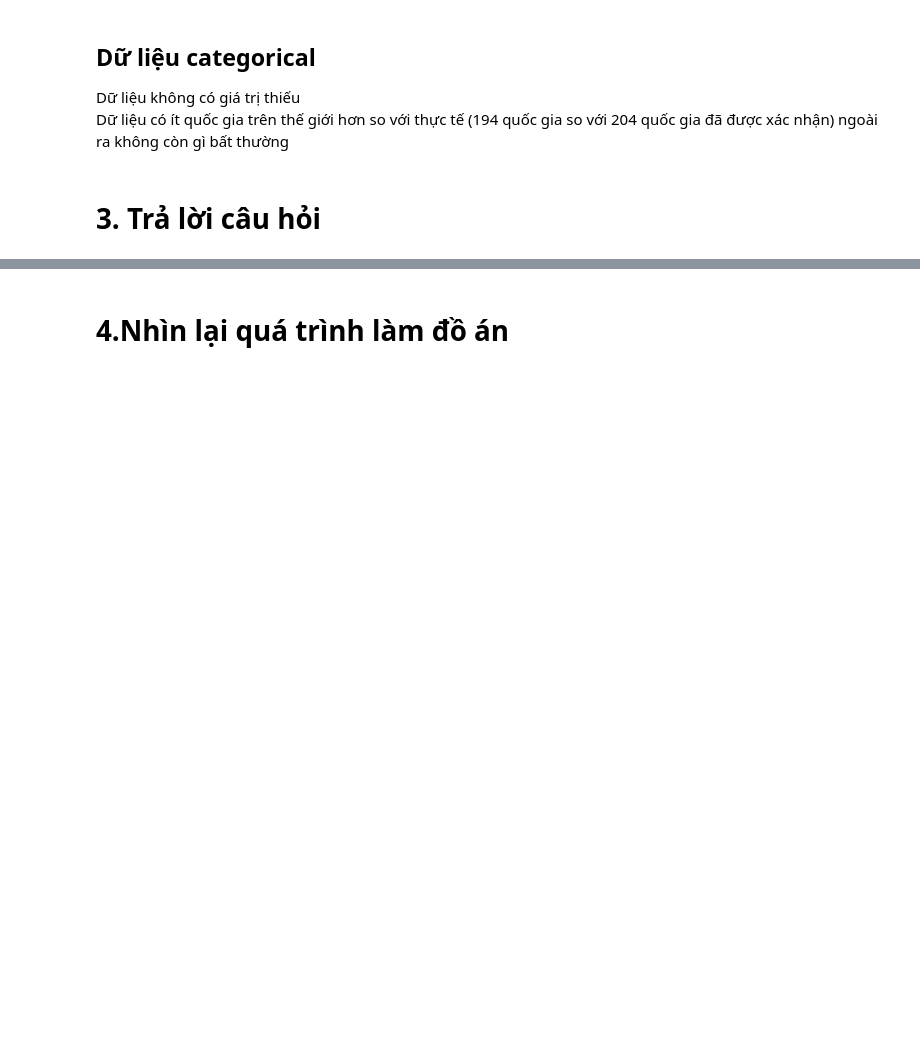
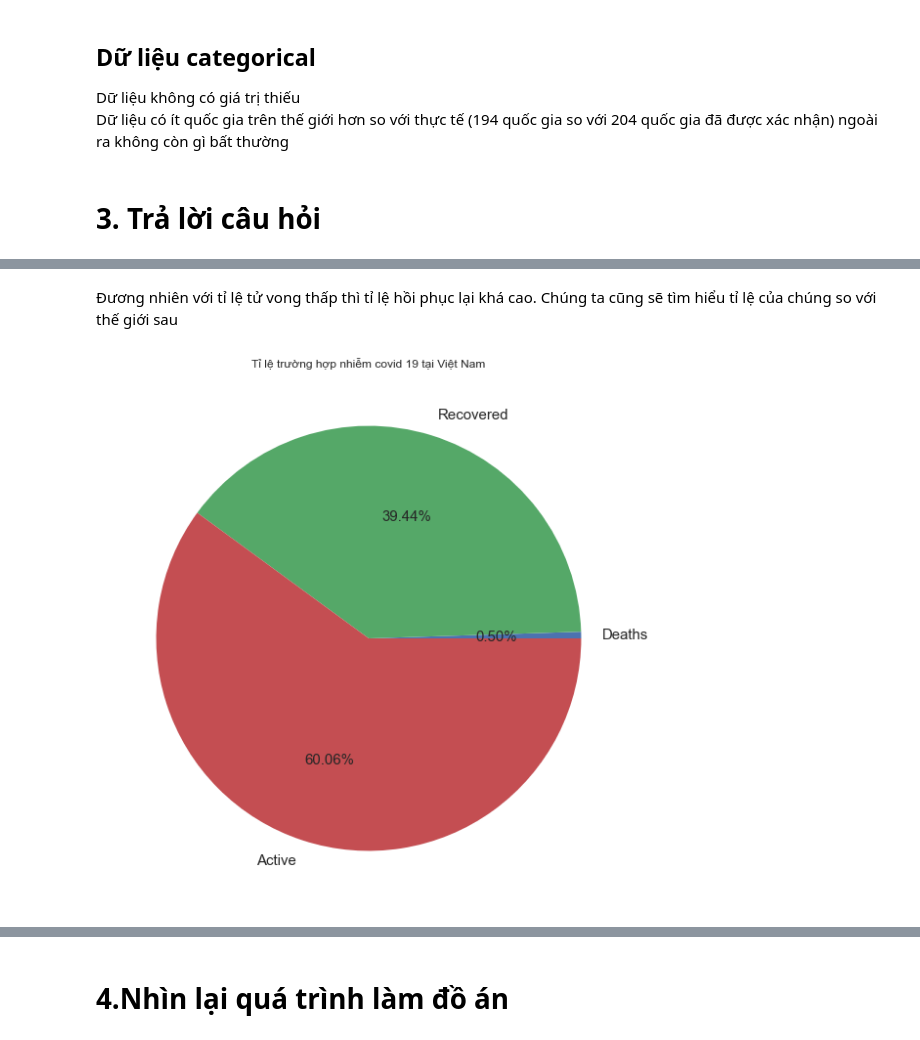
Before and after one commit to LT-cho-KHDL/Final-lab-p4ds, a Jupyter notebook: Final.ipynb, the cells around one changed output, grey strips where cells are left out. Cells and saved outputs as stored; diff of their text form; code cells hidden in the pictures; blank space fills up the shorter version.

```diff
--- a/Final.ipynb
+++ b/Final.ipynb
@@ -226,0 +296,19 @@ Dữ liệu đã chuẩn xác bây giờ chúng ta sẽ bắt đầu đến ph
+# %% [markdown]
+Đương nhiên với tỉ lệ tử vong thấp thì tỉ lệ hồi phục lại khá cao. Chúng ta cũng sẽ tìm hiểu tỉ lệ của chúng so với thế giới sau
+# %%
+#Tỉ lệ tử vong / hồi phục / còn lại của Việt Nam
+percent_chart = vietnam_df.copy()
+percent_chart['Active'] = percent_chart['Confirmed'] - percent_chart['Deaths'] - percent_chart['Recovered']
+percent_chart.drop('Confirmed', axis = 1, inplace  = True)
+labels = percent_chart.columns
+rates = (percent_chart.values/percent_chart.values.sum())*100
+rates = rates.reshape(-1)
+
+fig, ax = plt.subplots()
+plt.title('Tỉ lệ trường hợp nhiễm covid 19 tại Việt Nam')
+fig.set_figheight(10)
+fig.set_figwidth(10)
+ax.pie(rates, labels=labels, autopct='%0.2f%%', textprops={'fontsize': 15})
+plt.show()
+# %% [output]
+[figure, added]
```
Also changed, not shown: parts of 39 cells of this notebook.
